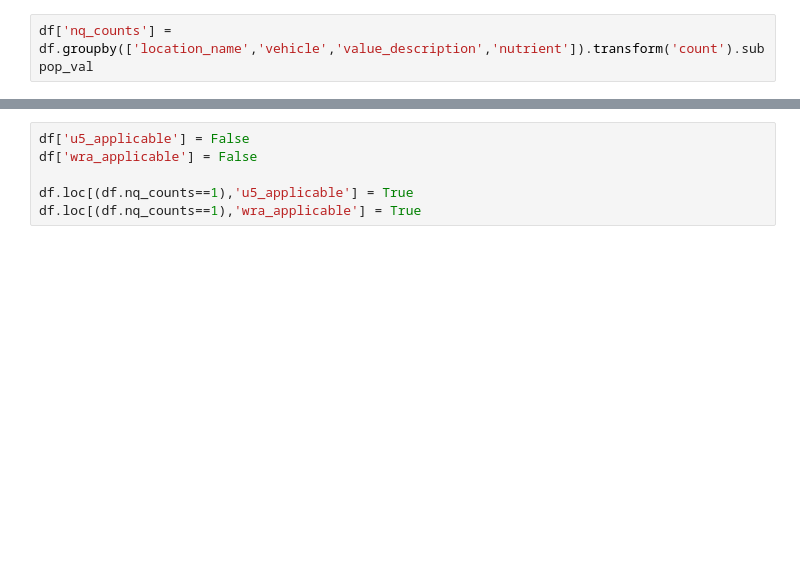
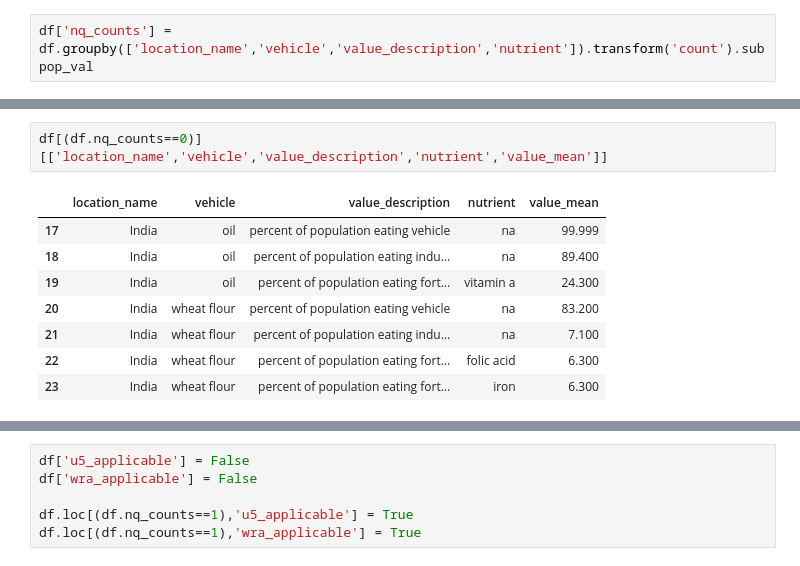
Before and after one commit to ihmeuw/vivarium_research_lsff, a Jupyter notebook: data_prep/pipeline/interim/2021_03_24_concat_data_tiers.ipynb, the cells around one changed output, grey strips where cells are left out. Drawn from its saved outputs; the diff is of its cells as text; blank space fills up the shorter version.

```diff
--- a/data_prep/pipeline/interim/2021_03_24_concat_data_tiers.ipynb
+++ b/data_prep/pipeline/interim/2021_03_24_concat_data_tiers.ipynb
@@ -145,5 +153,16 @@ df[(df.nq_counts > 1)].sort_values(['location_name','vehicle','value_description
 |  |  |  |  | na | 2 | NA | 56.3 | ... |
 |  |  | wheat flour | percent of population eating vehicle | na | 2 | women of reproductive age | 38.8 | ... |
 |  |  |  |  | na | 2 | under-5 | 16.4 | ... |
+# %%
+df[(df.nq_counts==0)][['location_name','vehicle','value_description','nutrient','value_mean']]
+# %% [output]
+|  | location_name | vehicle | value_description | nutrient | value_mean |
+| 17 | India | oil | percent of population eating vehicle | na | 99.999 |
+| 18 | India | oil | percent of population eating indu... | na | 89.400 |
+| 19 | India | oil | percent of population eating fort... | vitamin a | 24.300 |
+| 20 | India | wheat flour | percent of population eating vehicle | na | 83.200 |
+| 21 | India | wheat flour | percent of population eating indu... | na | 7.100 |
+| 22 | India | wheat flour | percent of population eating fort... | folic acid | 6.300 |
+| 23 | India | wheat flour | percent of population eating fort... | iron | 6.300 |
 # %%
 assert(df.nq_counts.min()==1), "data formatting error"
```
Also changed, not shown: parts of 10 cells of this notebook, 17 other files.
